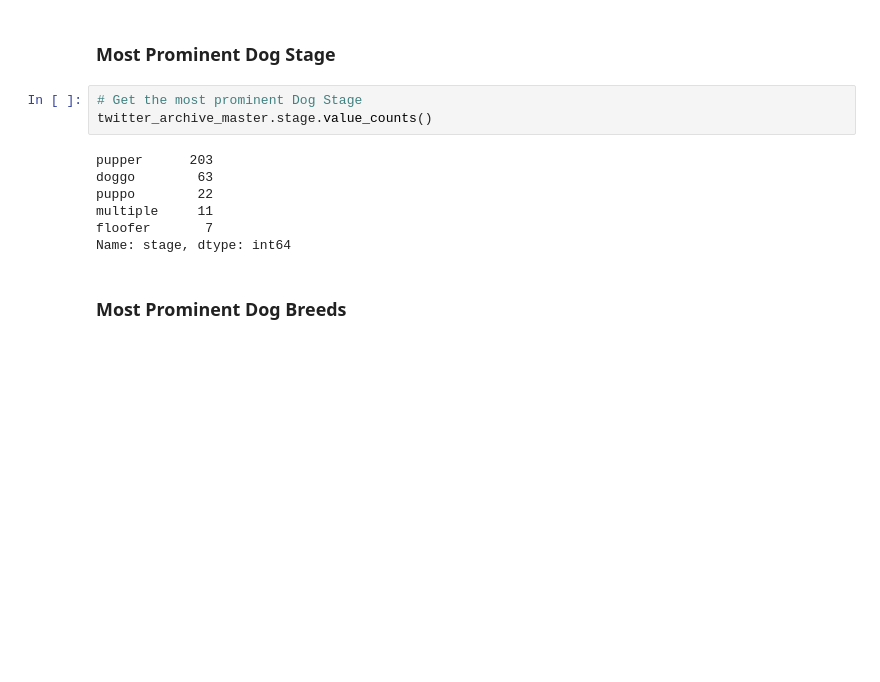
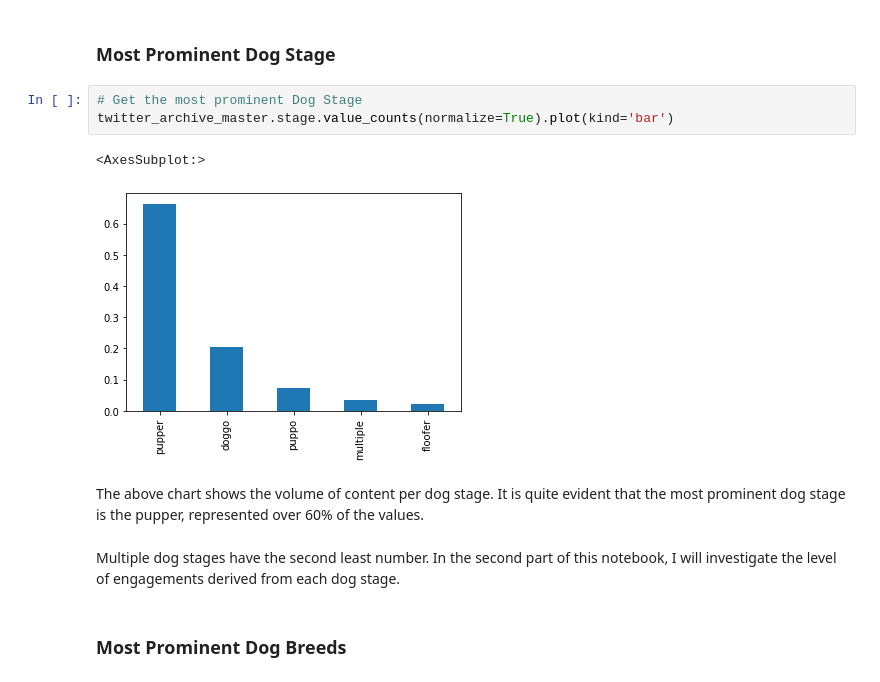
Before and after one commit to danod007/We-Rate-Dogs, a Jupyter notebook: wrangle_act.ipynb, the cells around one changed output. Saved outputs shown, nothing was run; the diff lists cells and outputs as text; blank space fills up the shorter version.

```diff
--- a/wrangle_act.ipynb
+++ b/wrangle_act.ipynb
@@ -1096,14 +644,14 @@ In this section, I analyze and visualize the wrangled data. I produce at least *
 ### Most Prominent Dog Stage
 # %%
 # Get the most prominent Dog Stage
-twitter_archive_master.stage.value_counts()
+twitter_archive_master.stage.value_counts(normalize=True).plot(kind='bar')
 # %% [output]
-pupper      203
-doggo        63
-puppo        22
-multiple     11
-floofer       7
-Name: stage, dtype: int64
+<AxesSubplot:>
+[figure, added]
+# %% [markdown]
+The above chart shows the volume of content per dog stage. It is quite evident that the most prominent dog stage is the pupper, represented over 60% of the values.
+# %% [markdown]
+Multiple dog stages have the second least number. In the second part of this notebook, I will investigate the level of engagements derived from each dog stage.
 # %% [markdown]
 ### Most Prominent Dog Breeds
 # %%
```
Also changed, not shown: parts of 53 cells of this notebook.
